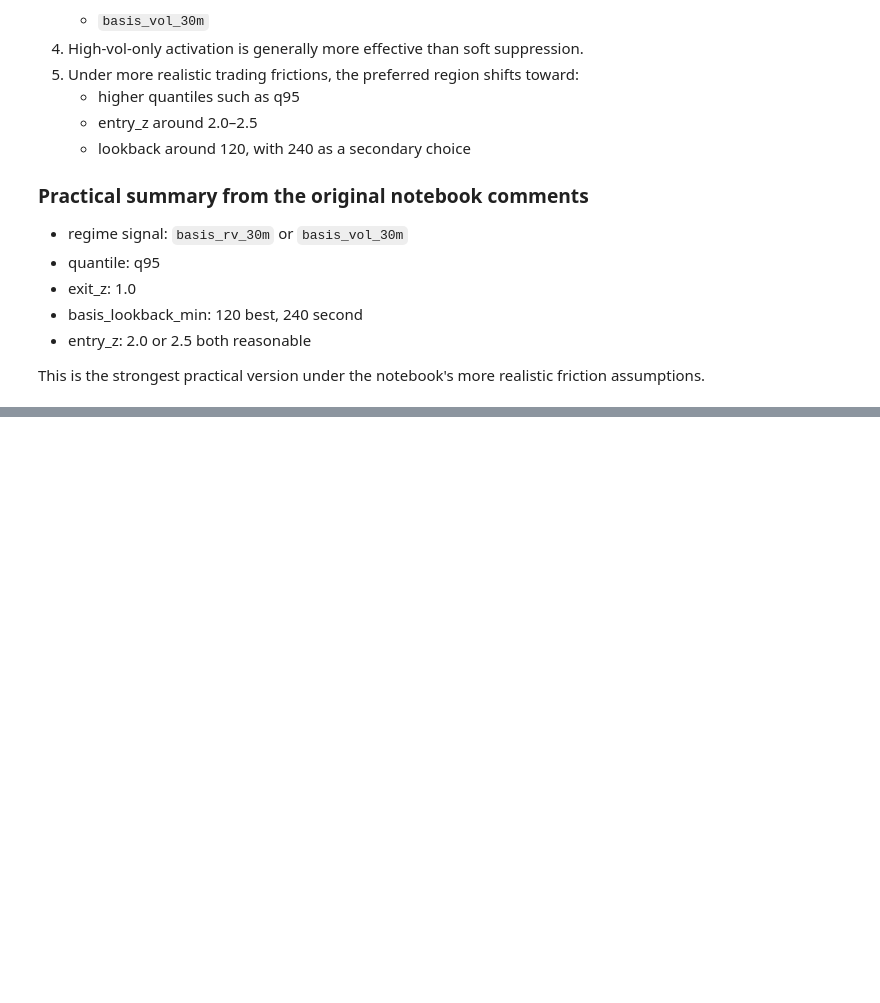
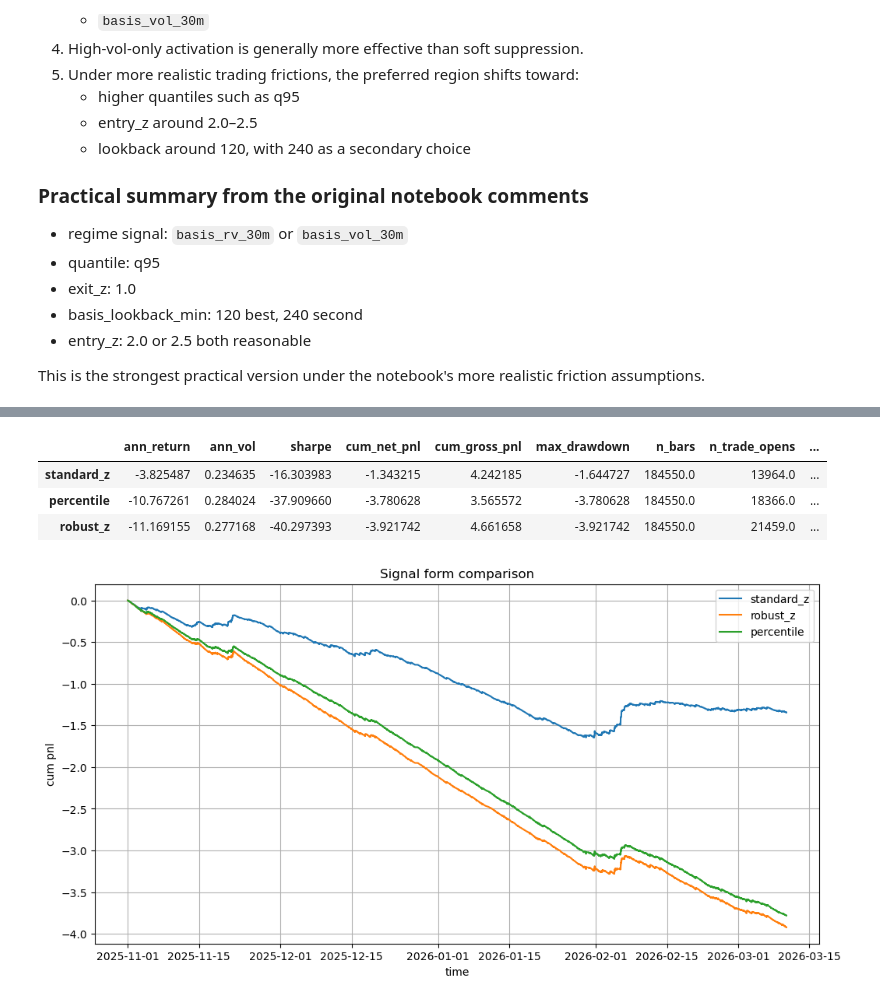
Before and after one commit to Yueluzhanhlt/Profit_strategy, a Jupyter notebook: notebook/stat_arb_experiment2_fixed.ipynb, the cells around one changed output, grey strips where cells are left out. Cells and saved outputs as stored; diff of their text form; code cells hidden in the pictures; blank space fills up the shorter version.

```diff
--- a/notebook/stat_arb_experiment2_fixed.ipynb
+++ b/notebook/stat_arb_experiment2_fixed.ipynb
@@ -2185,0 +2883,22 @@ This is the strongest practical version under the notebook's more realistic fric
+# %%
+def rolling_mad(x: pd.Series, window: int, min_periods: int | None = None) -> pd.Series:
+    if min_periods is None:
+        min_periods = window
+
+    def _mad(arr):
+        s = pd.Series(arr)
+        med = s.median()
+        return np.median(np.abs(s - med))
+
+    return x.rolling(window, min_periods=min_periods).apply(_mad, raw=False)
+
+
+def rolling_percentile_rank_of_last(x: pd.Series, window: int, min_periods: int | None = None) -> pd.Series:
+    if min_periods is None:
+        min_periods = window
+
+    def _last_rank(arr):
+        s = pd.Series(arr)
+        return s.rank(pct=True).iloc[-1]
+
+    return x.rolling(window, min_periods=min_periods).apply(_last_rank, raw=False)
@@ -2185,0 +3148,31 @@ This is the strongest practical version under the notebook's more realistic fric
+# %%
+compare_signal_form = {}
+
+for name, bt in {
+    "standard_z": bt_std,
+    "robust_z": bt_robust,
+    "percentile": bt_pct,
+}.items():
+    s1 = summarize_backtest(bt, freq_min=freq_min)
+    s2 = trade_stats(bt)
+    compare_signal_form[name] = {**s1.to_dict(), **s2.to_dict()}
+
+compare_signal_form = pd.DataFrame(compare_signal_form).T.sort_values("sharpe", ascending=False)
+compare_signal_form
+# %% [output]
+|  | ann_return | ann_vol | sharpe | cum_net_pnl | cum_gross_pnl | max_drawdown | n_bars | n_trade_opens | ... |
+| standard_z | -3.825487 | 0.234635 | -16.303983 | -1.343215 | 4.242185 | -1.644727 | 184550.0 | 13964.0 | ... |
+| percentile | -10.767261 | 0.284024 | -37.909660 | -3.780628 | 3.565572 | -3.780628 | 184550.0 | 18366.0 | ... |
+| robust_z | -11.169155 | 0.277168 | -40.297393 | -3.921742 | 4.661658 | -3.921742 | 184550.0 | 21459.0 | ... |
+# %%
+plot_cum_pnl(
+    {
+        "standard_z": bt_std,
+        "robust_z": bt_robust,
+        "percentile": bt_pct,
+    },
+    pnl_col="net_pnl",
+    title="Signal form comparison"
+)
+# %% [output]
+[figure, added]
```
Also changed, not shown: parts of 52 cells of this notebook, 5 other files.
